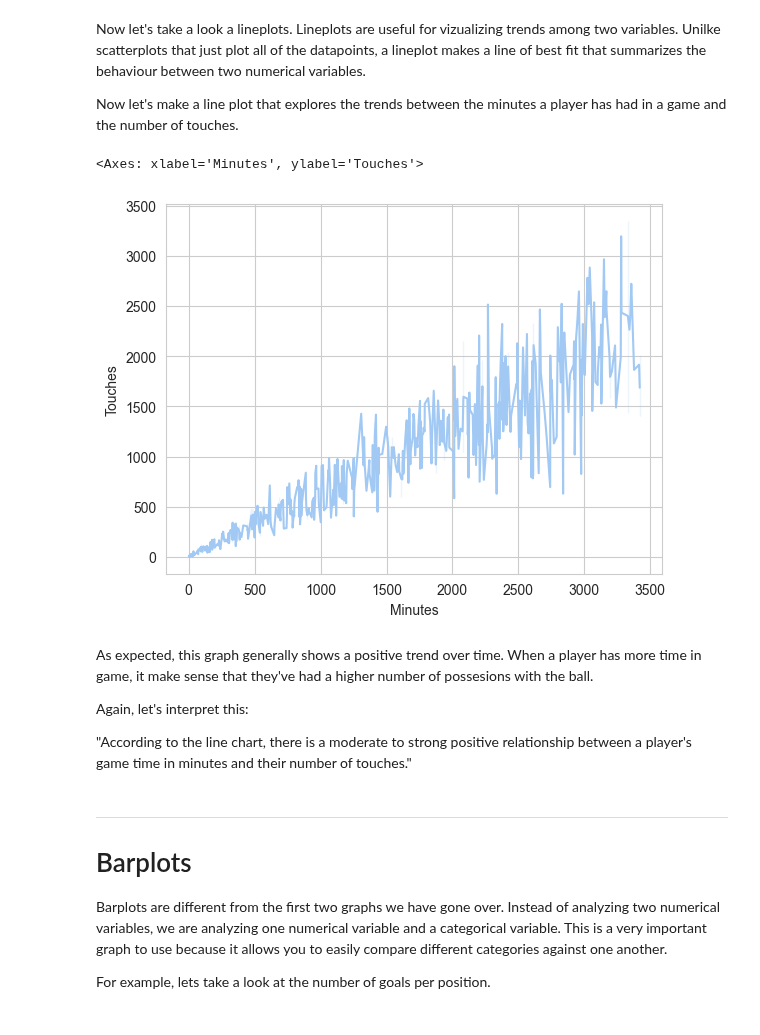
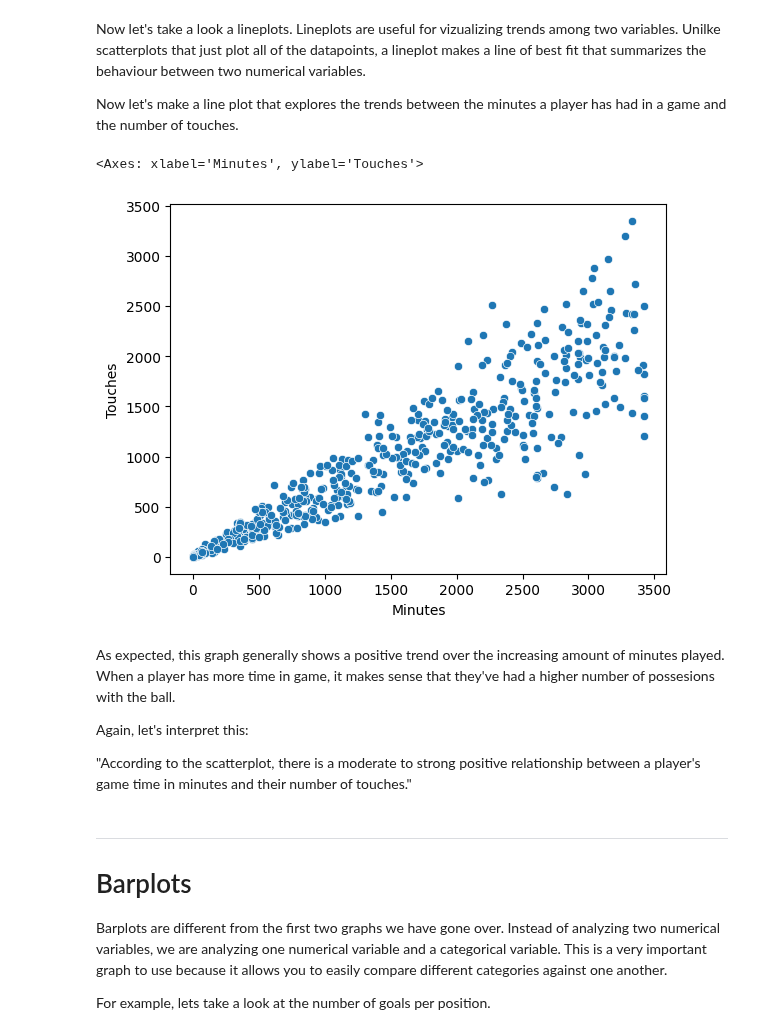
Before and after one commit to schuckers/Charlotte_SCORE_Summer25, a Jupyter notebook: Modules/Seaborn and Basic visualizations in Python Using English Premier League data by Austin Hayes/Seaborn in Python Using English Premier League data by Austin Hayes.ipynb, the cells around one changed output. Saved outputs shown, nothing was run; the diff lists cells and outputs as text; code cells hidden in the pictures.

```diff
--- a/Modules/Seaborn and Basic visualizations in Python Using English Premier League data by Austin Hayes/Seaborn in Python Using English Premier League data by Austin Hayes.ipynb
+++ b/Modules/Seaborn and Basic visualizations in Python Using English Premier League data by Austin Hayes/Seaborn in Python Using English Premier League data by Austin Hayes.ipynb
@@ -273,16 +273,16 @@ Now let's make a line plot that explores the trends between the minutes a player
 # %%
 # Make the lineplot
 # A lineplot is a useful graph that displays the relationship between 2 numerical variables.
-sns.lineplot(data = premier_league_data, x='Minutes', y='Touches')
+sns.scatterplot(data = premier_league_data, x='Minutes', y='Touches')
 # %% [output]
 <Axes: xlabel='Minutes', ylabel='Touches'>
-[figure, old version]
+[figure, new version]
 # %% [markdown]
-As expected, this graph generally shows a positive trend over time. When a player has more time in game, it make sense that they've had a higher number of possesions with the ball.
+As expected, this graph generally shows a positive trend over the increasing amount of minutes played. When a player has more time in game, it makes sense that they've had a higher number of possesions with the ball.
 
 Again, let's interpret this:
 
-"According to the line chart, there is a moderate to strong positive relationship between a player's game time in minutes and their number of touches."
+"According to the scatterplot, there is a moderate to strong positive relationship between a player's game time in minutes and their number of touches."
 # %% [markdown]
 ---
 
```
Also changed, not shown: parts of 6 cells of this notebook.
